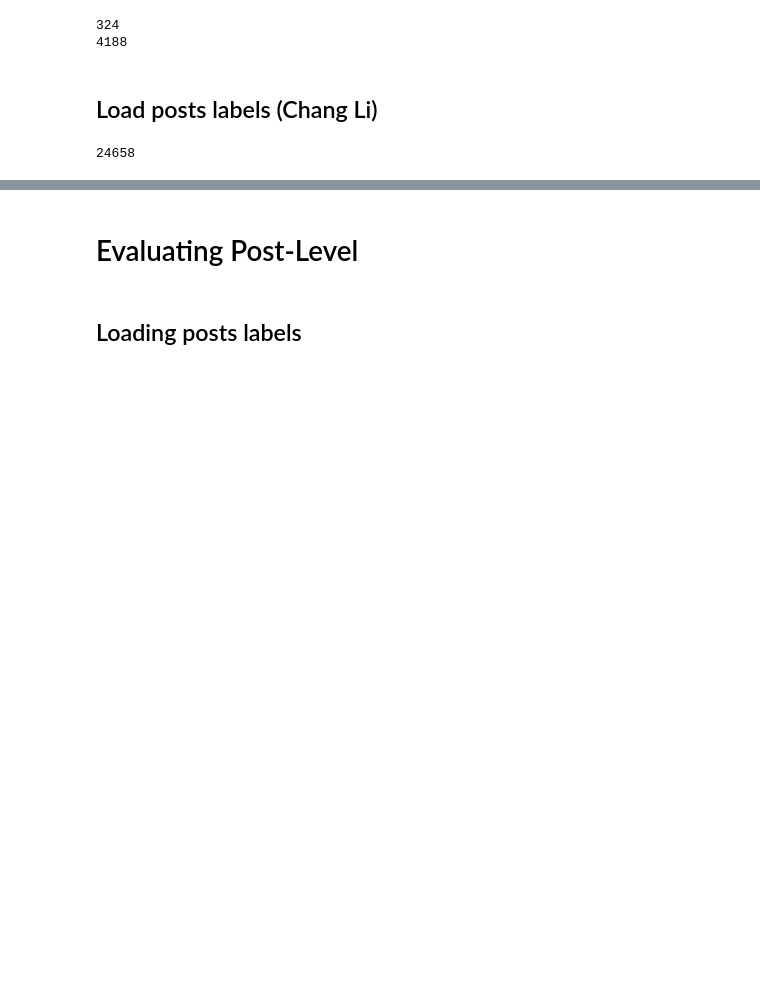
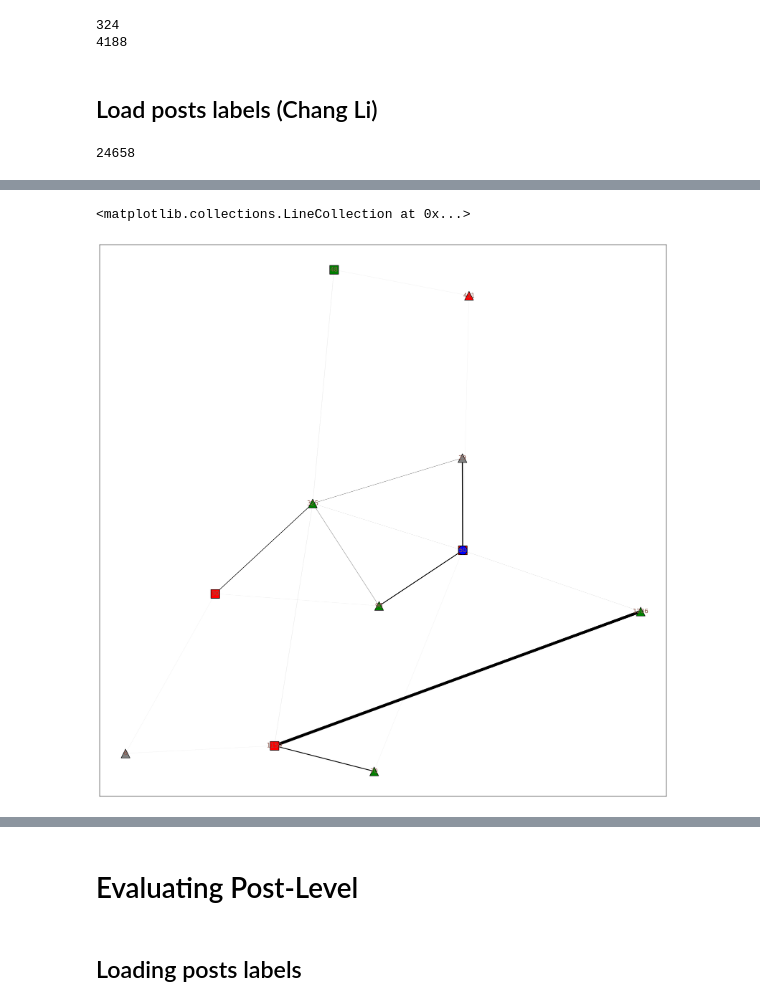
Before and after one commit to NasLabBgu/STEM, a Jupyter notebook: Examples/fourforum.ipynb, the cells around one changed output, grey strips where cells are left out. Drawn from its saved outputs; the diff is of its cells as text; code cells hidden in the pictures; blank space fills up the shorter version.

```diff
--- a/Examples/fourforum.ipynb
+++ b/Examples/fourforum.ipynb
@@ -487 +566,37 @@ plt.scatter([X_2d[op_index, 0]], [X_2d[op_index, 1]], color='b', marker='o')
+# %%
+new_figure()
+graph = maxcut.graph
+pos = nx.spring_layout(graph)
+
+all_nodes = list(nodes)
+tps = [all_nodes[i] for i in tp_supporters_indices]
+fns = [all_nodes[i] for i in fn_supporters_indices]
+fno = [all_nodes[i] for i in fn_opposers_indices]
+tpo = [all_nodes[i] for i in tp_opposers_indices]
+unks = [all_nodes[i] for i in unlabeled_supporters]
+unko = [all_nodes[i] for i in unlabeled_opposers]
+op = [all_nodes[i] for i in op_index]
+
+nx.draw_networkx_nodes(graph, pos, nodelist=tps, node_color='g', node_shape='s', edgecolors="black")
+nx.draw_networkx_nodes(graph, pos, nodelist=fns, node_color='g', node_shape='^', edgecolors="black")
+nx.draw_networkx_nodes(graph, pos, nodelist=fno, node_color='r', node_shape='s', edgecolors="black")
+nx.draw_networkx_nodes(graph, pos, nodelist=tpo, node_color='r', node_shape='^', edgecolors="black")
+nx.draw_networkx_nodes(graph, pos, nodelist=unks, node_color='grey', node_shape="s", edgecolors="black")
+nx.draw_networkx_nodes(graph, pos, nodelist=unko, node_color='grey', node_shape="^", edgecolors="black")
+nx.draw_networkx_nodes(graph, pos, nodelist=op, node_color='b', node_shape='o', edgecolors="black")
+
+node_labels = {n: str(n) for n in graph.nodes}
+nx.draw_networkx_labels(graph, pos, labels=node_labels, font_color="tab:brown")
+
+# Draw the edges that are in the cut.
+edge_weights = [np.log2(graph[e[0]][e[1]]['weight']) for e in maxcut.cut]
+nx.draw_networkx_edges(graph, pos, edgelist=maxcut.cut, edge_color="black", width=edge_weights)
+#
+# # Draw the edges that are not in the cut
+leave = [e for e in graph.edges if e not in maxcut.cut]
+non_cut_weigths = [np.log2(graph[e[0]][e[1]]['weight']) for e in leave]
+nx.draw_networkx_edges(graph, pos, edgelist=leave, edge_color="darkgray")
+# %% [output]
+<matplotlib.collections.LineCollection at 0x...>
+[figure, added]
 # %%
```
Also changed, not shown: parts of 22 cells of this notebook, 7 other files.
